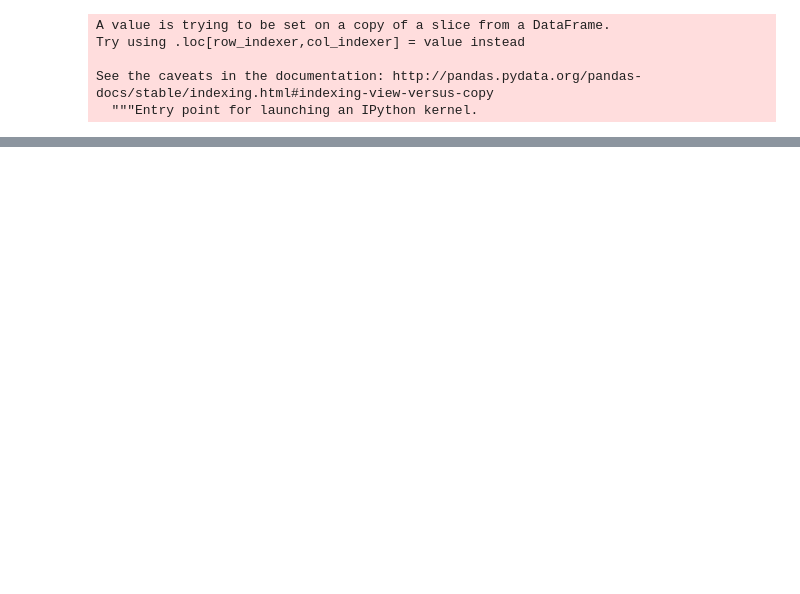
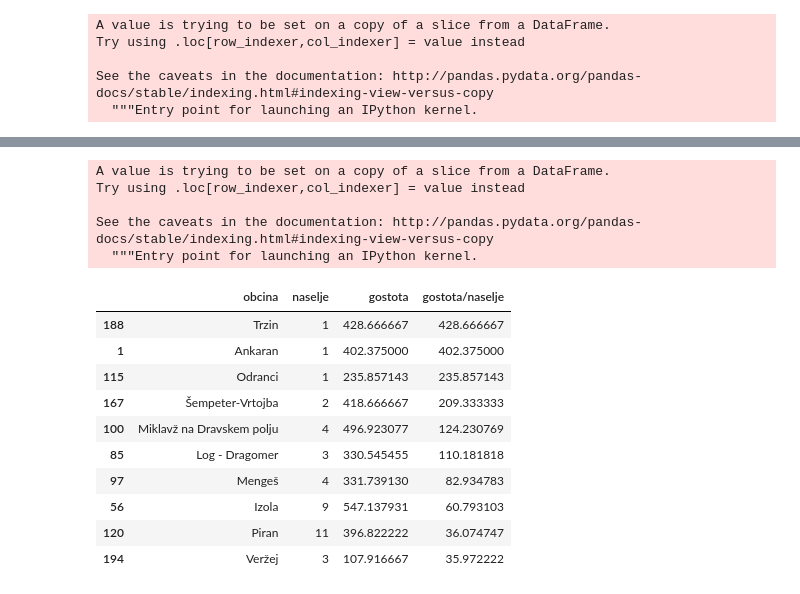
Before and after one commit to gregorkodric/obcine, a Jupyter notebook: Obcine.ipynb, the cells around one changed output, grey strips where cells are left out. Cells and saved outputs as stored; diff of their text form; code cells hidden in the pictures; blank space fills up the shorter version.

```diff
--- a/Obcine.ipynb
+++ b/Obcine.ipynb
@@ -310,3 +202,5 @@ Try using .loc[row_indexer,col_indexer] = value instead
 
 See the caveats in the documentation: http://pandas.pydata.org/pandas-docs/stable/indexing.html#indexing-view-versus-copy
   """Entry point for launching an IPython kernel.
+# %%
+naselja_2 = podatki_naselja[['obcina', 'naselje']]
@@ -312,0 +215,24 @@ See the caveats in the documentation: http://pandas.pydata.org/pandas-docs/stabl
+# %%
+naselja_2['gostota/naselje'] = naselja_2.apply(lambda row: row['gostota'] / row['naselje'], axis=1)
+# %% [output]
+A value is trying to be set on a copy of a slice from a DataFrame.
+Try using .loc[row_indexer,col_indexer] = value instead
+
+See the caveats in the documentation: http://pandas.pydata.org/pandas-docs/stable/indexing.html#indexing-view-versus-copy
+  """Entry point for launching an IPython kernel.
+# %%
+gostota = naselja_2.sort_values('gostota/naselje', ascending=False).head(10)
+# %%
+gostota
+# %% [output]
+|  | obcina | naselje | gostota | gostota/naselje |
+| 188 | Trzin | 1 | 428.666667 | 428.666667 |
+| 1 | Ankaran | 1 | 402.375000 | 402.375000 |
+| 115 | Odranci | 1 | 235.857143 | 235.857143 |
+| 167 | Šempeter-Vrtojba | 2 | 418.666667 | 209.333333 |
+| 100 | Miklavž na Dravskem polju | 4 | 496.923077 | 124.230769 |
+| 85 | Log - Dragomer | 3 | 330.545455 | 110.181818 |
+| 97 | Mengeš | 4 | 331.739130 | 82.934783 |
+| 56 | Izola | 9 | 547.137931 | 60.793103 |
+| 120 | Piran | 11 | 396.822222 | 36.074747 |
+| 194 | Veržej | 3 | 107.916667 | 35.972222 |
```
Also changed, not shown: parts of 35 cells of this notebook.
